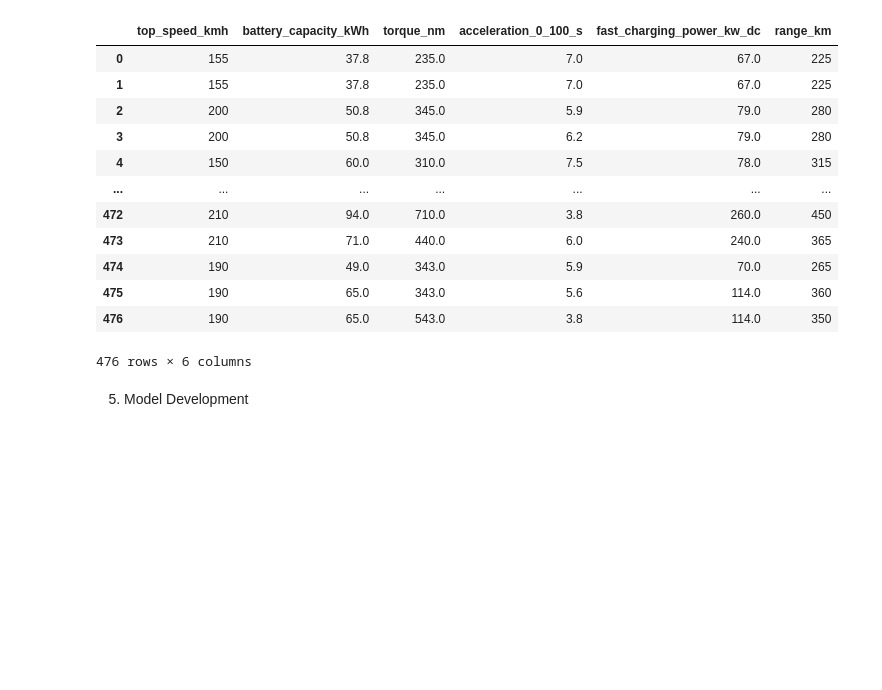
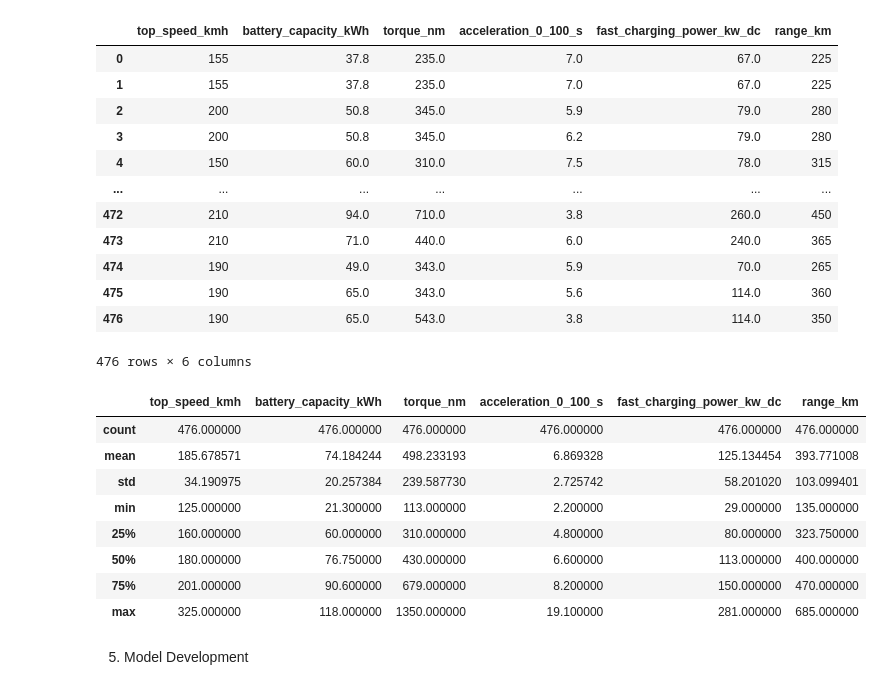
Before and after one commit to sauron432/EV-range-prediction, a Jupyter notebook: EV range prediction.ipynb, the cells around one changed output. Drawn from its saved outputs; the diff is of its cells as text; code cells hidden in the pictures; blank space fills up the shorter version.

```diff
--- a/EV range prediction.ipynb
+++ b/EV range prediction.ipynb
@@ -412,6 +412,18 @@ final_df
 | 475 | 190 | 65.0 | 343.0 | 5.6 | 114.0 | 360 |
 | 476 | 190 | 65.0 | 543.0 | 3.8 | 114.0 | 350 |
 476 rows × 6 columns
+# %%
+final_df.describe()
+# %% [output]
+|  | top_speed_kmh | battery_capacity_kWh | torque_nm | acceleration_0_100_s | fast_charging_power_kw_dc | range_km |
+| count | 476.000000 | 476.000000 | 476.000000 | 476.000000 | 476.000000 | 476.000000 |
+| mean | 185.678571 | 74.184244 | 498.233193 | 6.869328 | 125.134454 | 393.771008 |
+| std | 34.190975 | 20.257384 | 239.587730 | 2.725742 | 58.201020 | 103.099401 |
+| min | 125.000000 | 21.300000 | 113.000000 | 2.200000 | 29.000000 | 135.000000 |
+| 25% | 160.000000 | 60.000000 | 310.000000 | 4.800000 | 80.000000 | 323.750000 |
+| 50% | 180.000000 | 76.750000 | 430.000000 | 6.600000 | 113.000000 | 400.000000 |
+| 75% | 201.000000 | 90.600000 | 679.000000 | 8.200000 | 150.000000 | 470.000000 |
+| max | 325.000000 | 118.000000 | 1350.000000 | 19.100000 | 281.000000 | 685.000000 |
 # %% [markdown]
 5. Model Development
 # %%
```
Also changed, not shown: parts of 7 cells of this notebook, 2 other files.
